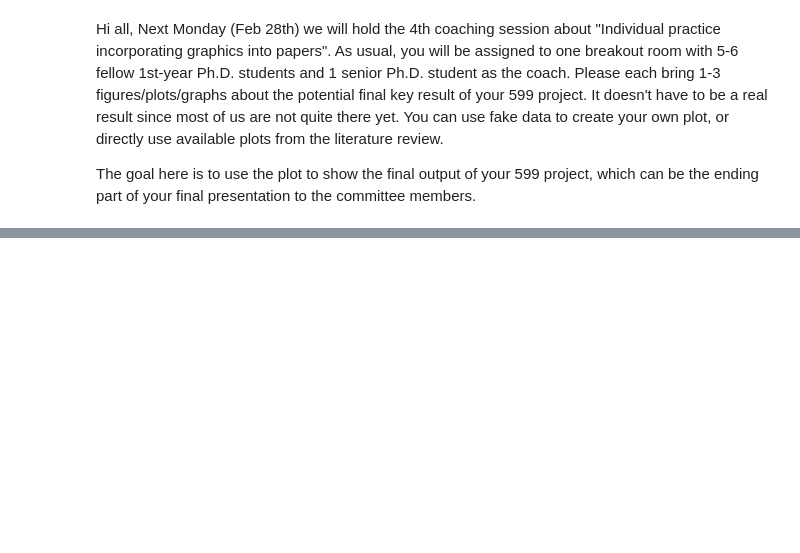
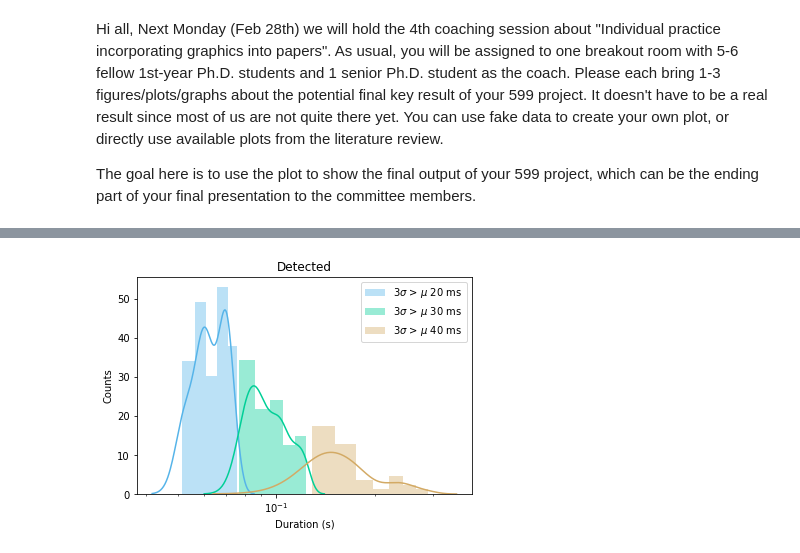
Before and after one commit to kaylav/klabcode, a Jupyter notebook: 599 Figure Feb 28.ipynb, the cells around one changed output, grey strips where cells are left out. Cells and saved outputs as stored; diff of their text form; code cells hidden in the pictures; blank space fills up the shorter version.

```diff
--- a/599 Figure Feb 28.ipynb
+++ b/599 Figure Feb 28.ipynb
@@ -72,0 +128,12 @@ TypeError: 'numpy.float64' object cannot be interpreted as an integer
+# %%
+avg = ripple_epochs.length / len(ripple_epochs)
+ripple_len = np.zeros(len(ripple_epochs))
+stdev = 0.025 # ms
+
+for r in range(len(ripple_epochs)):
+    if ripple_epochs[r].length < avg - stdev:
+        ripple_len[r] = -1
+    elif ripple_epochs[r].length > avg + stdev:
+        ripple_len[r] = 1
+
+ripple_len
@@ -72,0 +156,14 @@ TypeError: 'numpy.float64' object cannot be interpreted as an integer
+# %%
+ax = plt.gca()
+sns.distplot((ripple_epochs.lengths[np.where(ripple_len==-1)[0]]),color=npl.colors.sweet.blue,label='3$\sigma$ > $\mu$ 20 ms',kde='True')
+sns.distplot((ripple_epochs.lengths[np.where(ripple_len==0)[0]]),color=npl.colors.sweet.green,label='3$\sigma$ > $\mu$ 30 ms',kde='True')
+sns.distplot((ripple_epochs.lengths[np.where(ripple_len==1)[0]]),color=npl.colors.sweet.gold,label='3$\sigma$ > $\mu$ 40 ms',kde='True')
+
+plt.title("Detected")
+plt.xscale("log")
+plt.legend()
+ax.set_xlabel("Duration (s)")
+ax.set_ylabel("Counts")
+plt.show()
+# %% [output]
+[figure, added]
```
Also changed, not shown: parts of 9 cells of this notebook.
